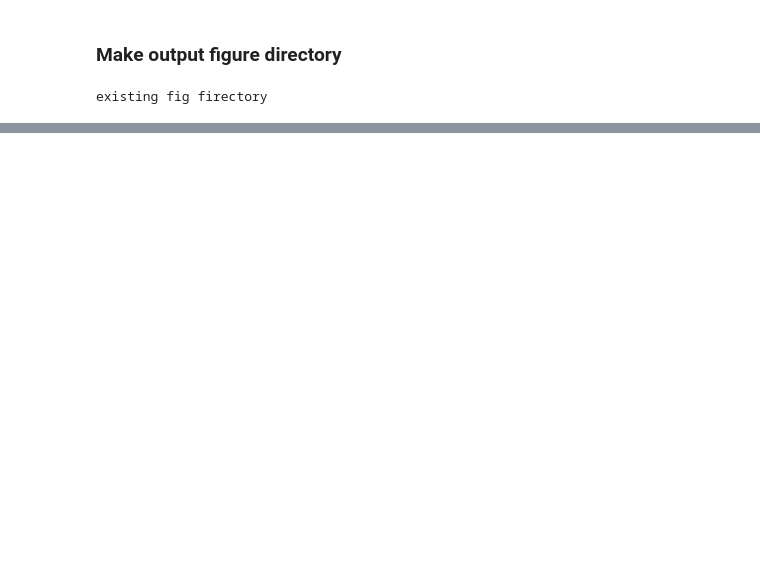
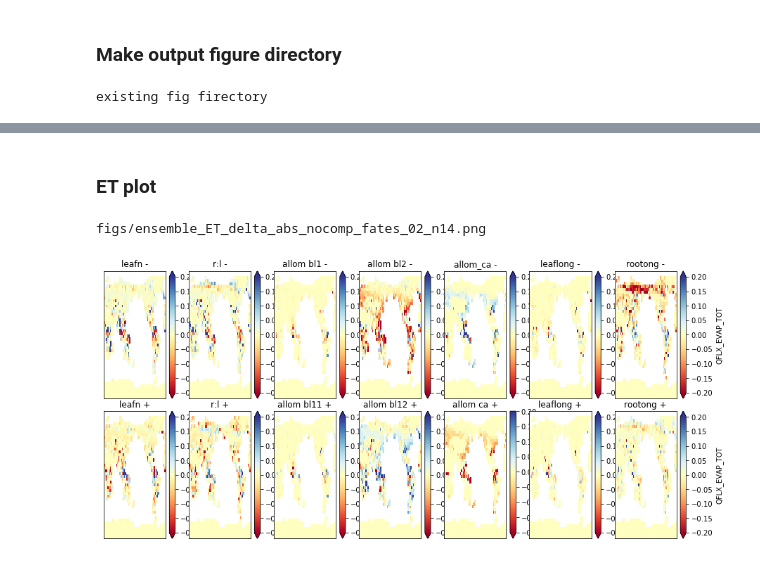
Before and after one commit to rosiealice/fates_sp_ensembles, a Jupyter notebook: ensemble_script.ipynb, the cells around one changed output, grey strips where cells are left out. Drawn from its saved outputs; the diff is of its cells as text; code cells hidden in the pictures; blank space fills up the shorter version.

```diff
--- a/ensemble_script.ipynb
+++ b/ensemble_script.ipynb
@@ -616 +745,69 @@ existing fig firectory
+# %% [markdown]
+<h3> ET plot</h3>
+# %%
+import time
+delta=1
+rel=0
+
+if doanalysis ==1:
+    ds_out = xr.Dataset({'lat': (['lat'], np.arange(-90, 90, 4.0)),
+                     'lon': (['lon'], np.arange(-180, 180, 5)),})
+    conv=24*3600
+    fig = plt.figure()
+    plt.rcParams['figure.figsize'] = [15,7]
+    fig.subplots_adjust(hspace=0.1, wspace=0.1)
+    vs=[1, 2, 5,6, 7, 8]
+
+    vs=range(1,15)
+    count=1
+    ncol=7
+    for i in vs:
+        index=((count+1) % 2)*ncol + ((count+1) // 2)
+        ax = fig.add_subplot(2, ncol, index)
+        count=count+1
+        ds0=dse1.isel(realization=i)
+        if(delta == 1):
+            mod=np.multiply(np.mean(ds0.QFLX_EVAP_TOT,0),conv)
+            deft=np.multiply(np.mean(dsdef.QFLX_EVAP_TOT,0),conv)
+            if(rel==0):
+                delt=mod-deft
+                plt1=delt.plot(vmin=-0.2, vmax=0.2,cmap='RdYlBu')
+            else: #relativised diffs
+                delt=(100*(mod-deft)/deft)
+                plt1=delt.plot(vmin=-1, vmax=1,cmap='RdYlBu')
+        else:
+             ds=np.multiply(np.mean(ds0.QFLX_EVAP_TOT,0),conv)
+             regridder = xe.Regridder(ds, ds_out, 'bilinear')
+             regridder.clean_weight_file()
+             regridder
+             ds_out_model = regridder(ds)
+             if(rel==1):
+                diff=100*(ds_out_model-ds_out_ET_obs)/ds_out_ET_obs
+                plt1=diff.plot(vmin=-100, vmax=0,cmap='RdYlBu')
+             else:
+                diff=(ds_out_model-ds_out_ET_obs)
+                plt1=diff.plot(vmin=-6, vmax=6,cmap='RdYlBu')
+        ax.set_title(titles[i-1])
+        ax.get_xaxis().set_visible(False)
+        ax.get_yaxis().set_visible(False)
+
+        fig.canvas.draw()
+        time.sleep(1)
+
+if(delta == 1):
+    if(rel==1):
+        fnmfig='figs/ensemble_ET_delta_rel_'+caseroot +str(i)+'.png'
+    else:
+        fnmfig='figs/ensemble_ET_delta_abs_'+caseroot +str(i)+'.png'
+else:
+    if(rel==1):
+        fnmfig='figs/ensemble_ET_error_rel_'+caseroot +str(i)+'.png'
+    else:
+        fnmfig='figs/ensemble_ET_error_abs_'+caseroot +str(i)+'.png'
+
+print(fnmfig)
+plt.savefig(fnmfig)
+# %% [output]
+figs/ensemble_ET_delta_abs_nocomp_fates_02_n14.png
+[figure, added]
 # %% [markdown]
```
Also changed, not shown: parts of 21 cells of this notebook, 11 other files.
